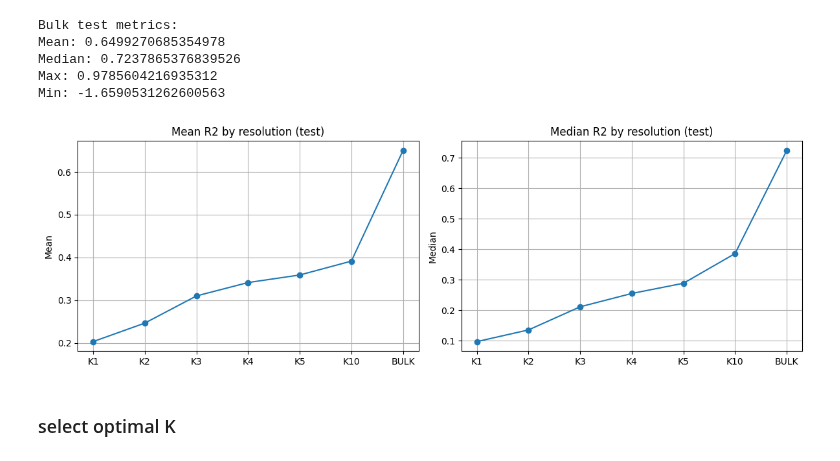
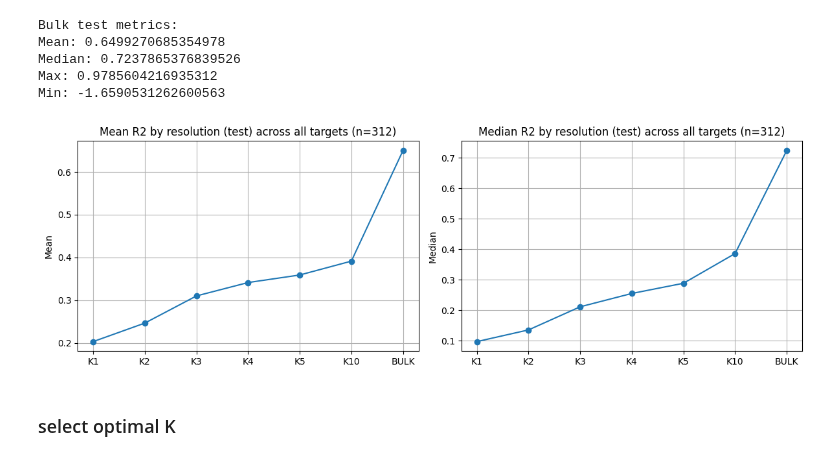
Before and after one commit to neuropromotion/miRNA-prediction-in-single-cell-RNA-seq-data, a Jupyter notebook: ml_pipeline/final_train_test_inference/test_metrics/vizualization_and_config.ipynb, the cells around one changed output. Drawn from its saved outputs; the diff is of its cells as text; code cells hidden in the pictures.

Commit message:
test figure modified

```diff
--- a/ml_pipeline/final_train_test_inference/test_metrics/vizualization_and_config.ipynb
+++ b/ml_pipeline/final_train_test_inference/test_metrics/vizualization_and_config.ipynb
@@ -144,25 +144,25 @@ medians.append(df_bulk['R2_bulk'].median())
 # %%
 import matplotlib.pyplot as plt
 
 fig, (ax1, ax2) = plt.subplots(1, 2, figsize=(12, 4))
 
 
 ax1.plot(resolution, means, marker='o')
-ax1.set_title("Mean R2 by resolution (test)")
+ax1.set_title("Mean R2 by resolution (test) across all targets (n=312)")
 ax1.set_ylabel("Mean")
 ax1.grid(True)
 
 
 ax2.plot(resolution, medians, marker='o')
-ax2.set_title("Median R2 by resolution (test)")
+ax2.set_title("Median R2 by resolution (test) across all targets (n=312)")
 ax2.set_ylabel("Median")
 ax2.grid(True)
 
 plt.tight_layout()
 plt.savefig("figures/mean_median_by_K.png", dpi=300, bbox_inches="tight")
 plt.show()
 # %% [output]
-[figure, old version]
+[figure, new version]
 # %% [markdown]
 ### select optimal K
 # %%
```
Also changed, not shown: parts of 1 cell of this notebook, 1 other file.
